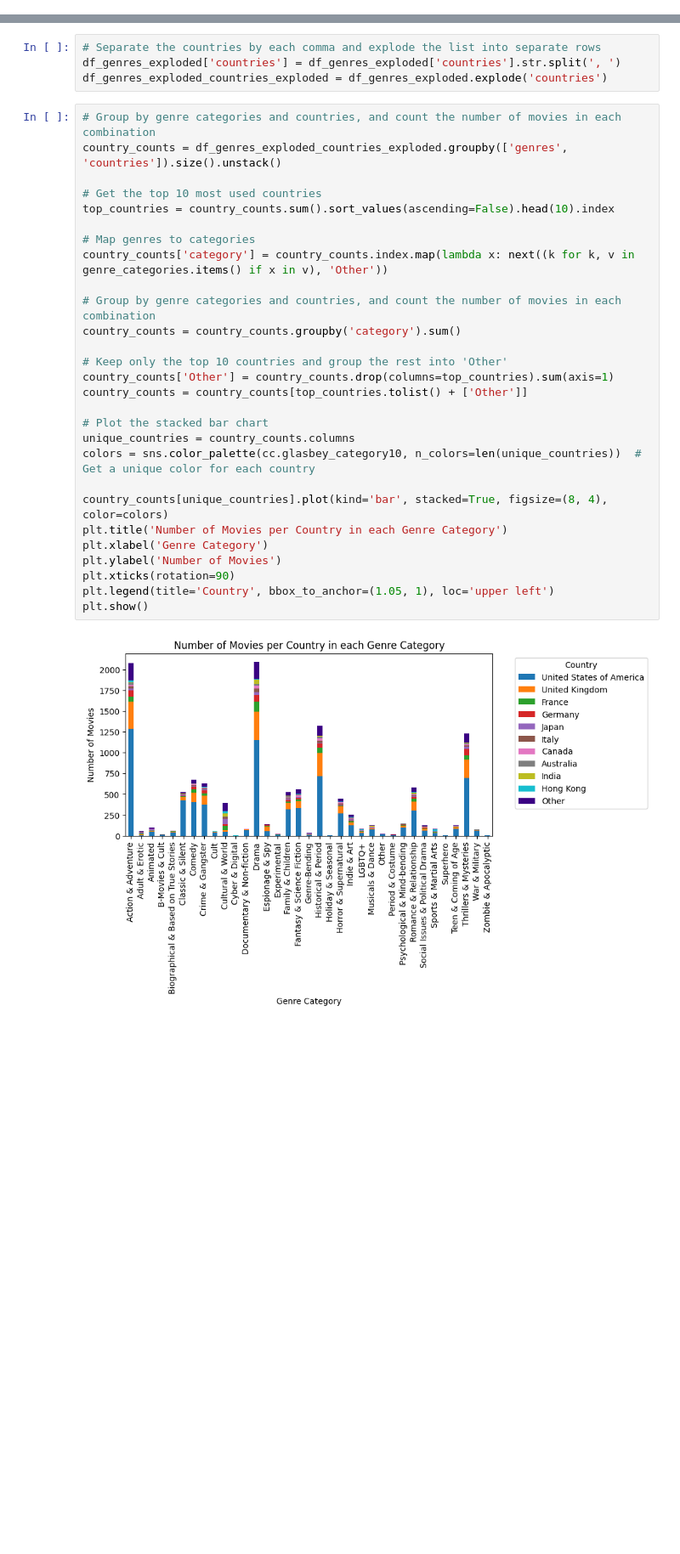
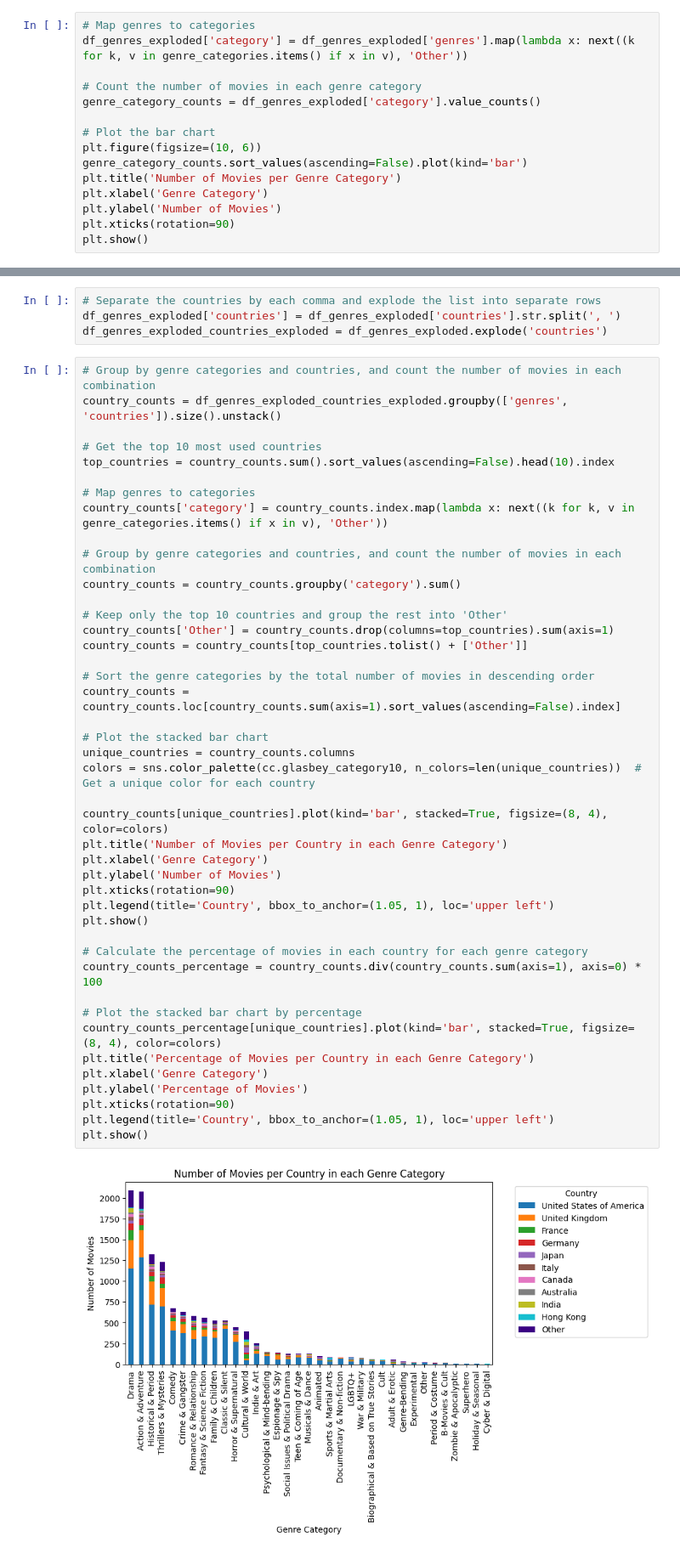
Before and after one commit to epfl-ada/ada-2024-project-padamalgame, a Jupyter notebook: results.ipynb, the cells around one changed output, grey strips where cells are left out. Shown at 85% size. Drawn from its saved outputs; the diff is of its cells as text; blank space fills up the shorter version.

Commit message:
Final Plots

```diff
--- a/results.ipynb
+++ b/results.ipynb
@@ -57,3 +75,18 @@ import json
 # Load the genre categories from a JSON file
 with open('data/genre_categories.json', 'r') as file:
     genre_categories = json.load(file)
+# %%
+# Map genres to categories
+df_genres_exploded['category'] = df_genres_exploded['genres'].map(lambda x: next((k for k, v in genre_categories.items() if x in v), 'Other'))
+
+# Count the number of movies in each genre category
+genre_category_counts = df_genres_exploded['category'].value_counts()
+
+# Plot the bar chart
+plt.figure(figsize=(10, 6))
+genre_category_counts.sort_values(ascending=False).plot(kind='bar')
+plt.title('Number of Movies per Genre Category')
+plt.xlabel('Genre Category')
+plt.ylabel('Number of Movies')
+plt.xticks(rotation=90)
+plt.show()
@@ -176,30 +227,45 @@ df_genres_exploded_countries_exploded = df_genres_exploded.explode('countries')
 # %%
 # Group by genre categories and countries, and count the number of movies in each combination
 country_counts = df_genres_exploded_countries_exploded.groupby(['genres', 'countries']).size().unstack()
 
 # Get the top 10 most used countries
 top_countries = country_counts.sum().sort_values(ascending=False).head(10).index
 
 # Map genres to categories
 country_counts['category'] = country_counts.index.map(lambda x: next((k for k, v in genre_categories.items() if x in v), 'Other'))
 
 # Group by genre categories and countries, and count the number of movies in each combination
 country_counts = country_counts.groupby('category').sum()
 
 # Keep only the top 10 countries and group the rest into 'Other'
 country_counts['Other'] = country_counts.drop(columns=top_countries).sum(axis=1)
 country_counts = country_counts[top_countries.tolist() + ['Other']]
 
+# Sort the genre categories by the total number of movies in descending order
+country_counts = country_counts.loc[country_counts.sum(axis=1).sort_values(ascending=False).index]
+
 # Plot the stacked bar chart
 unique_countries = country_counts.columns
 colors = sns.color_palette(cc.glasbey_category10, n_colors=len(unique_countries))  # Get a unique color for each country
 
 country_counts[unique_countries].plot(kind='bar', stacked=True, figsize=(8, 4), color=colors)
 plt.title('Number of Movies per Country in each Genre Category')
 plt.xlabel('Genre Category')
 plt.ylabel('Number of Movies')
 plt.xticks(rotation=90)
 plt.legend(title='Country', bbox_to_anchor=(1.05, 1), loc='upper left')
 plt.show()
+
+# Calculate the percentage of movies in each country for each genre category
+country_counts_percentage = country_counts.div(country_counts.sum(axis=1), axis=0) * 100
+
+# Plot the stacked bar chart by percentage
+country_counts_percentage[unique_countries].plot(kind='bar', stacked=True, figsize=(8, 4), color=colors)
+plt.title('Percentage of Movies per Country in each Genre Category')
+plt.xlabel('Genre Category')
+plt.ylabel('Percentage of Movies')
+plt.xticks(rotation=90)
+plt.legend(title='Country', bbox_to_anchor=(1.05, 1), loc='upper left')
+plt.show()
 # %% [output]
-[figure, old version]
+[figure, new version]
```
Also changed, not shown: parts of 6 cells of this notebook, 4 other files.
